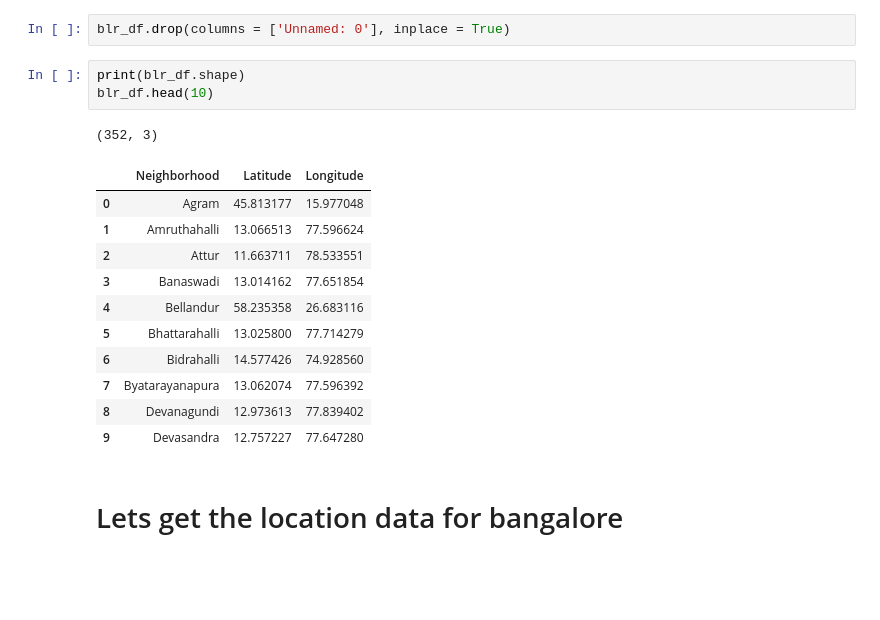
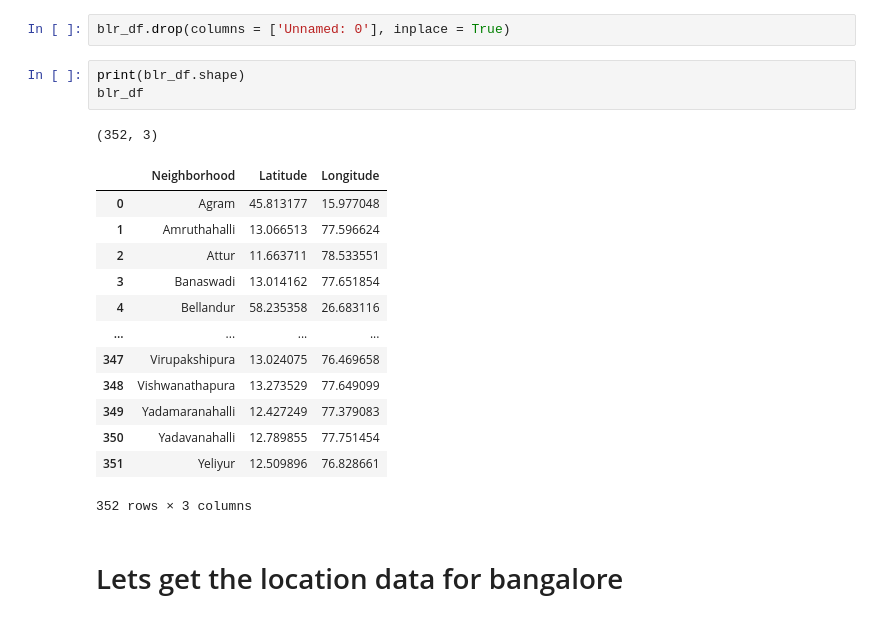
Before and after one commit to mehatabnabi/Coursera_Capstone, a Jupyter notebook: week 5/Analysis of Bangalore Neighbourhoods using Machine Learning.ipynb, the cells around one changed output. Saved outputs shown, nothing was run; the diff lists cells and outputs as text; blank space fills up the shorter version.

```diff
--- a/week 5/Analysis of Bangalore Neighbourhoods using Machine Learning.ipynb
+++ b/week 5/Analysis of Bangalore Neighbourhoods using Machine Learning.ipynb
@@ -23,20 +23,22 @@ blr_df.head()
 blr_df.drop(columns = ['Unnamed: 0'], inplace = True)
 # %%
 print(blr_df.shape)
-blr_df.head(10)
+blr_df
 # %% [output]
 (352, 3)
 |  | Neighborhood | Latitude | Longitude |
 | 0 | Agram | 45.813177 | 15.977048 |
 | 1 | Amruthahalli | 13.066513 | 77.596624 |
 | 2 | Attur | 11.663711 | 78.533551 |
 | 3 | Banaswadi | 13.014162 | 77.651854 |
 | 4 | Bellandur | 58.235358 | 26.683116 |
-| 5 | Bhattarahalli | 13.025800 | 77.714279 |
-| 6 | Bidrahalli | 14.577426 | 74.928560 |
-| 7 | Byatarayanapura | 13.062074 | 77.596392 |
-| 8 | Devanagundi | 12.973613 | 77.839402 |
-| 9 | Devasandra | 12.757227 | 77.647280 |
+| ... | ... | ... | ... |
+| 347 | Virupakshipura | 13.024075 | 76.469658 |
+| 348 | Vishwanathapura | 13.273529 | 77.649099 |
+| 349 | Yadamaranahalli | 12.427249 | 77.379083 |
+| 350 | Yadavanahalli | 12.789855 | 77.751454 |
+| 351 | Yeliyur | 12.509896 | 76.828661 |
+352 rows × 3 columns
 # %% [markdown]
 # Lets get the location data for bangalore
 # %%
```
Also changed, not shown: parts of 1 cell of this notebook.
